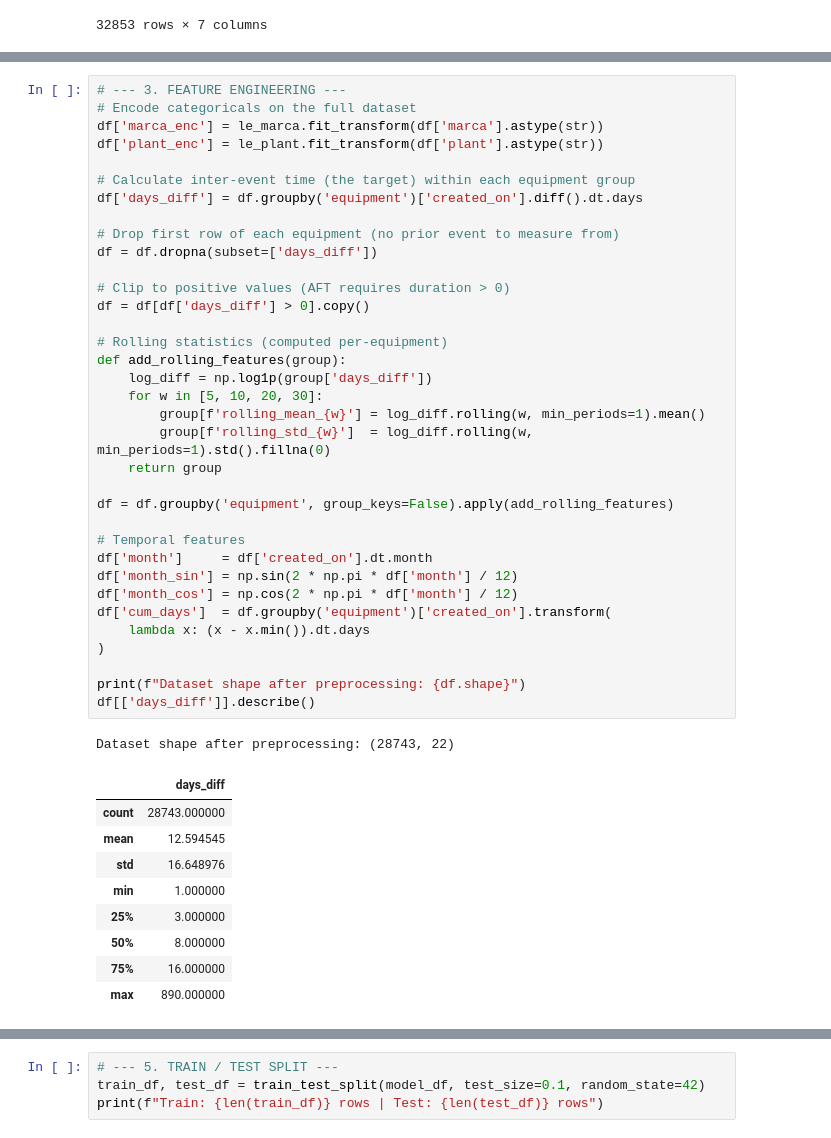
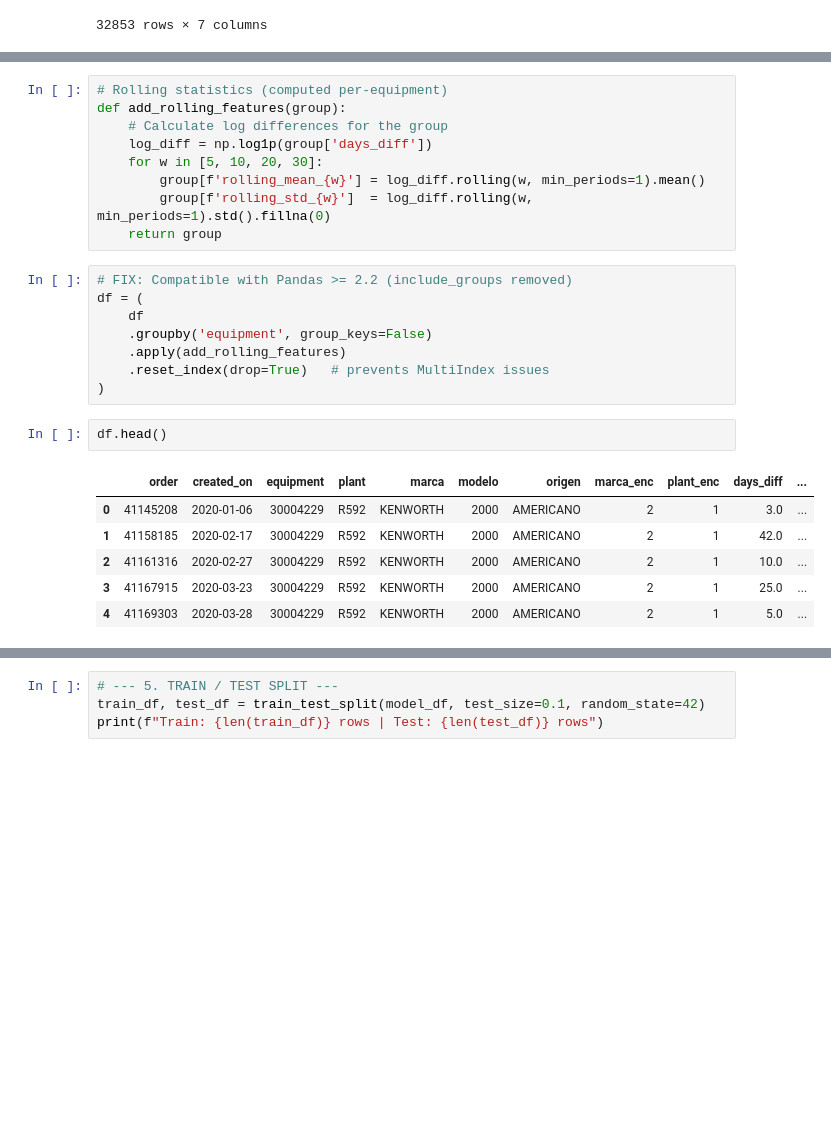
Before and after one commit to DanaGtzDev/gcc, a Jupyter notebook: parametric_aft_model.ipynb, the cells around one changed output, grey strips where cells are left out. Cells and saved outputs as stored; diff of their text form; blank space fills up the shorter version.

```diff
--- a/parametric_aft_model.ipynb
+++ b/parametric_aft_model.ipynb
@@ -49,46 +96,26 @@ df
+# %%
+# Rolling statistics (computed per-equipment)
+def add_rolling_features(group):
+    # Calculate log differences for the group
+    log_diff = np.log1p(group['days_diff'])
+    for w in [5, 10, 20, 30]:
+        group[f'rolling_mean_{w}'] = log_diff.rolling(w, min_periods=1).mean()
+        group[f'rolling_std_{w}']  = log_diff.rolling(w, min_periods=1).std().fillna(0)
+    return group
+# %%
+# FIX: Compatible with Pandas >= 2.2 (include_groups removed)
+df = (
+    df
+    .groupby('equipment', group_keys=False)
+    .apply(add_rolling_features)
+    .reset_index(drop=True)   # prevents MultiIndex issues
+)
 # %%
-# --- 3. FEATURE ENGINEERING ---
-# Encode categoricals on the full dataset
-df['marca_enc'] = le_marca.fit_transform(df['marca'].astype(str))
-df['plant_enc'] = le_plant.fit_transform(df['plant'].astype(str))
-
-# Calculate inter-event time (the target) within each equipment group
-df['days_diff'] = df.groupby('equipment')['created_on'].diff().dt.days
-
-# Drop first row of each equipment (no prior event to measure from)
-df = df.dropna(subset=['days_diff'])
-
-# Clip to positive values (AFT requires duration > 0)
-df = df[df['days_diff'] > 0].copy()
-
-# Rolling statistics (computed per-equipment)
-def add_rolling_features(group):
-    log_diff = np.log1p(group['days_diff'])
-    for w in [5, 10, 20, 30]:
-        group[f'rolling_mean_{w}'] = log_diff.rolling(w, min_periods=1).mean()
-        group[f'rolling_std_{w}']  = log_diff.rolling(w, min_periods=1).std().fillna(0)
-    return group
-
-df = df.groupby('equipment', group_keys=False).apply(add_rolling_features)
-
-# Temporal features
-df['month']     = df['created_on'].dt.month
-df['month_sin'] = np.sin(2 * np.pi * df['month'] / 12)
-df['month_cos'] = np.cos(2 * np.pi * df['month'] / 12)
-df['cum_days']  = df.groupby('equipment')['created_on'].transform(
-    lambda x: (x - x.min()).dt.days
-)
-
-print(f"Dataset shape after preprocessing: {df.shape}")
-df[['days_diff']].describe()
+df.head()
 # %% [output]
-Dataset shape after preprocessing: (28743, 22)
-|  | days_diff |
-| count | 28743.000000 |
-| mean | 12.594545 |
-| std | 16.648976 |
-| min | 1.000000 |
-| 25% | 3.000000 |
-| 50% | 8.000000 |
-| 75% | 16.000000 |
-| max | 890.000000 |
+|  | order | created_on | equipment | plant | marca | modelo | origen | marca_enc | plant_enc | days_diff | ... |
+| 0 | 41145208 | 2020-01-06 | 30004229 | R592 | KENWORTH | 2000 | AMERICANO | 2 | 1 | 3.0 | ... |
+| 1 | 41158185 | 2020-02-17 | 30004229 | R592 | KENWORTH | 2000 | AMERICANO | 2 | 1 | 42.0 | ... |
+| 2 | 41161316 | 2020-02-27 | 30004229 | R592 | KENWORTH | 2000 | AMERICANO | 2 | 1 | 10.0 | ... |
+| 3 | 41167915 | 2020-03-23 | 30004229 | R592 | KENWORTH | 2000 | AMERICANO | 2 | 1 | 25.0 | ... |
+| 4 | 41169303 | 2020-03-28 | 30004229 | R592 | KENWORTH | 2000 | AMERICANO | 2 | 1 | 5.0 | ... |
```
Also changed, not shown: parts of 12 cells of this notebook, 26 other files.
